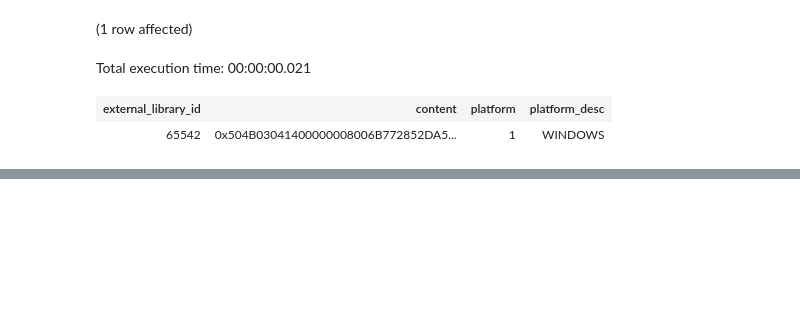
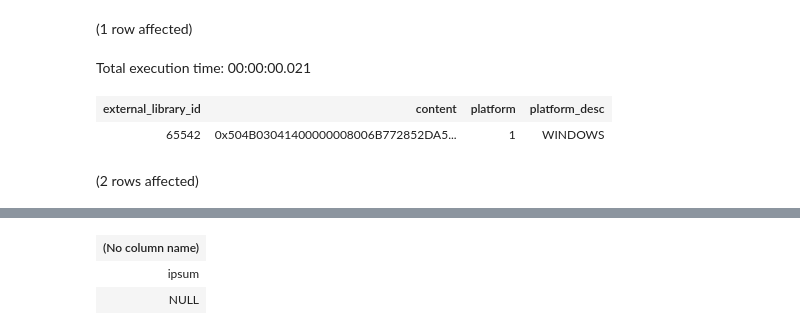
Before and after one commit to nielsberglund/nielsblogsource, a Jupyter notebook: _code/pythonhome/sql/ext-lib.ipynb, the cells around one changed output, grey strips where cells are left out. Saved outputs shown, nothing was run; the diff lists cells and outputs as text; code cells hidden in the pictures; blank space fills up the shorter version.

```diff
--- a/_code/pythonhome/sql/ext-lib.ipynb
+++ b/_code/pythonhome/sql/ext-lib.ipynb
@@ -242,10 +365,13 @@ Total execution time: 00:00:00.021
 EXEC sp_execute_external_script
 @language =N'p39dbg',
 @script=N'
+import pandas as pd
 from text_tools.finders import find_best_string
 corpus = "is simply dummy text of the printing and typesetting industry. Lorem Ipsum has been the industry''s standard dummy text ever since the 1500s, when an unknown printer took a galley of type and scrambled it to make a type specimen book. It has survived not only five centuries, but also the leap into electronic typesetting, remaining essentially unchanged. It was popularised in the 1960s with the release of Letraset sheets containing Lorem Ipsum passages, and more recently with desktop publishing software like Aldus PageMaker including versions of Lorem Ipsum."
-query = "Ipsum"
+query = "ipsum"
 first_match = find_best_string(query, corpus)
-print(first_match)
+OutputDataSet["First Match"] = first_match
+#print(first_match)
 '
 # %% [output]
+(2 rows affected)
@@ -258,0 +381,3 @@ Total execution time: 00:00:02.059
+| (No column name) |
+| ipsum |
+| NULL |
```
Also changed, not shown: parts of 25 cells of this notebook, 9 other files.
